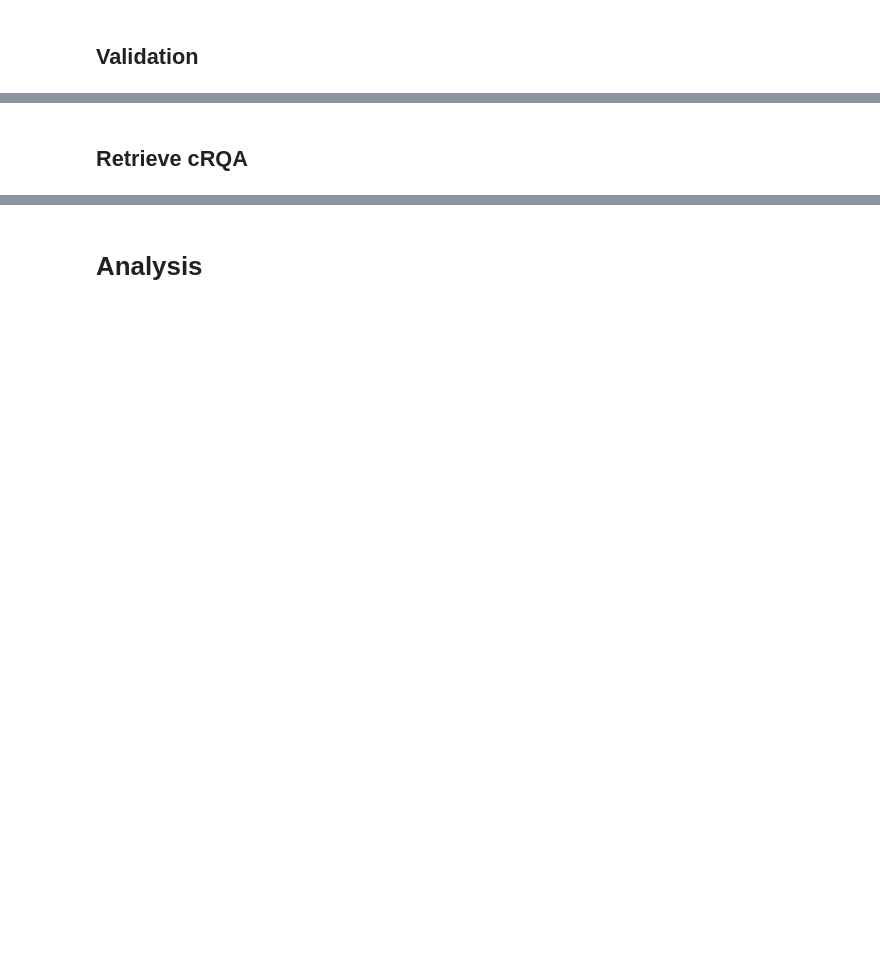
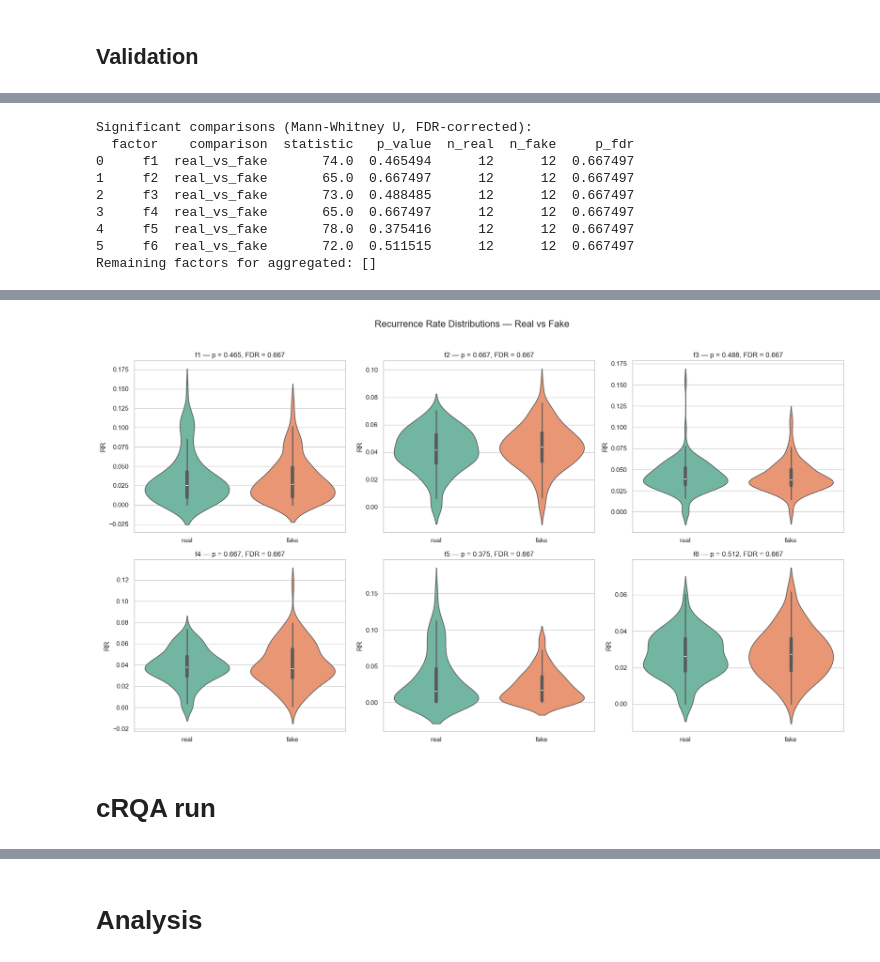
Before and after one commit to erikfrohn/facial-expression-interpersonal-association, a Jupyter notebook: main.ipynb, the cells around one changed output, grey strips where cells are left out. Cells and saved outputs as stored; diff of their text form; code cells hidden in the pictures; blank space fills up the shorter version.

```diff
--- a/main.ipynb
+++ b/main.ipynb
@@ -295,0 +302,19 @@ df_results
+# %%
+DEBUG = True
+
+def process_dataframe(df, version_name, debug=False):
+    """Helper function to process and validate dataframe."""
+    df_validation = val.statistical_factor_analysis_aggregated(df, debug=debug)
+    df_significant = df_validation[df_validation['p_fdr'] < 0.05]
+    combinations = df_significant[['factor', 'comparison', 'p_value']].drop_duplicates()
+    combinations['version'] = version_name
+    if debug:
+        print(f"Remaining factors for {version_name}: {combinations['factor'].unique()}\n")
+    return df_validation
+
+
+# # Initialize results dataframe
+df = pd.read_csv('gridsearch_NEW.csv')
+df = df[df['non_event_matches'] == 'excluded']
+df = df[df.apply(lambda row: row['radius'] == RADIUS.get(row['factor']), axis=1)]
+print(process_dataframe(df, "aggregated"))
@@ -295,0 +329,54 @@ df_results
+# %%
+
+# Load and filter data
+df = pd.read_csv('gridsearch_NEW.csv')
+df = df[df['non_event_matches'] == 'excluded']
+df = df[df.apply(lambda row: row['radius'] == RADIUS.get(row['factor']), axis=1)]
+df['condition'] = df['condition'].str.lower()
+df = df[df['condition'].isin(['real', 'fake'])]
+
+# Get stats
+results_df = process_dataframe(df, "aggregated", True)
+
+# Plot setup
+sns.set(style='whitegrid')
+factors = df['factor'].unique()
+fig, axes = plt.subplots(2, 3, figsize=(18, 10))
+axes = axes.flatten()
+
+for i, factor in enumerate(factors):
+    ax = axes[i]
+    factor_df = df[df['factor'] == factor]
+
+    # Get p-values
+    try:
+        p = results_df[results_df['factor'] == factor]['p_value'].values[0]
+        p_fdr = results_df[results_df['factor'] == factor]['p_fdr'].values[0]
+        title = f'{factor} — p = {p:.3f}, FDR = {p_fdr:.3f}'
+    except IndexError:
+        title = f'{factor} — p = n/a'
+
+    # Plot
+    sns.violinplot(data=factor_df, x='condition', y='RR', palette='Set2', inner='box', ax=ax)
+    ax.set_title(title, fontsize=12)
+    ax.set_xlabel('')
+    ax.set_ylabel('RR')
+
+# Remove unused subplot if <6 factors
+for j in range(i + 1, len(axes)):
+    fig.delaxes(axes[j])
+
+fig.suptitle("Recurrence Rate Distributions — Real vs Fake", fontsize=16, y=1.02)
+plt.tight_layout()
+fig.savefig("rr_distributions_real_vs_fake.png", dpi=300, bbox_inches='tight')
+plt.show()
+# %% [output]
+Significant comparisons (Mann-Whitney U, FDR-corrected):
+  factor    comparison  statistic   p_value  n_real  n_fake     p_fdr
+0     f1  real_vs_fake       74.0  0.465494      12      12  0.667497
+1     f2  real_vs_fake       65.0  0.667497      12      12  0.667497
+2     f3  real_vs_fake       73.0  0.488485      12      12  0.667497
+3     f4  real_vs_fake       65.0  0.667497      12      12  0.667497
+4     f5  real_vs_fake       78.0  0.375416      12      12  0.667497
+5     f6  real_vs_fake       72.0  0.511515      12      12  0.667497
+Remaining factors for aggregated: []
@@ -295,0 +400 @@ df_results
+[figure, added]
@@ -296,2 +405,2 @@ df_results
 # %% [markdown]
-## Retrieve cRQA
+# cRQA run
```
Also changed, not shown: parts of 29 cells of this notebook, 4 other files.
